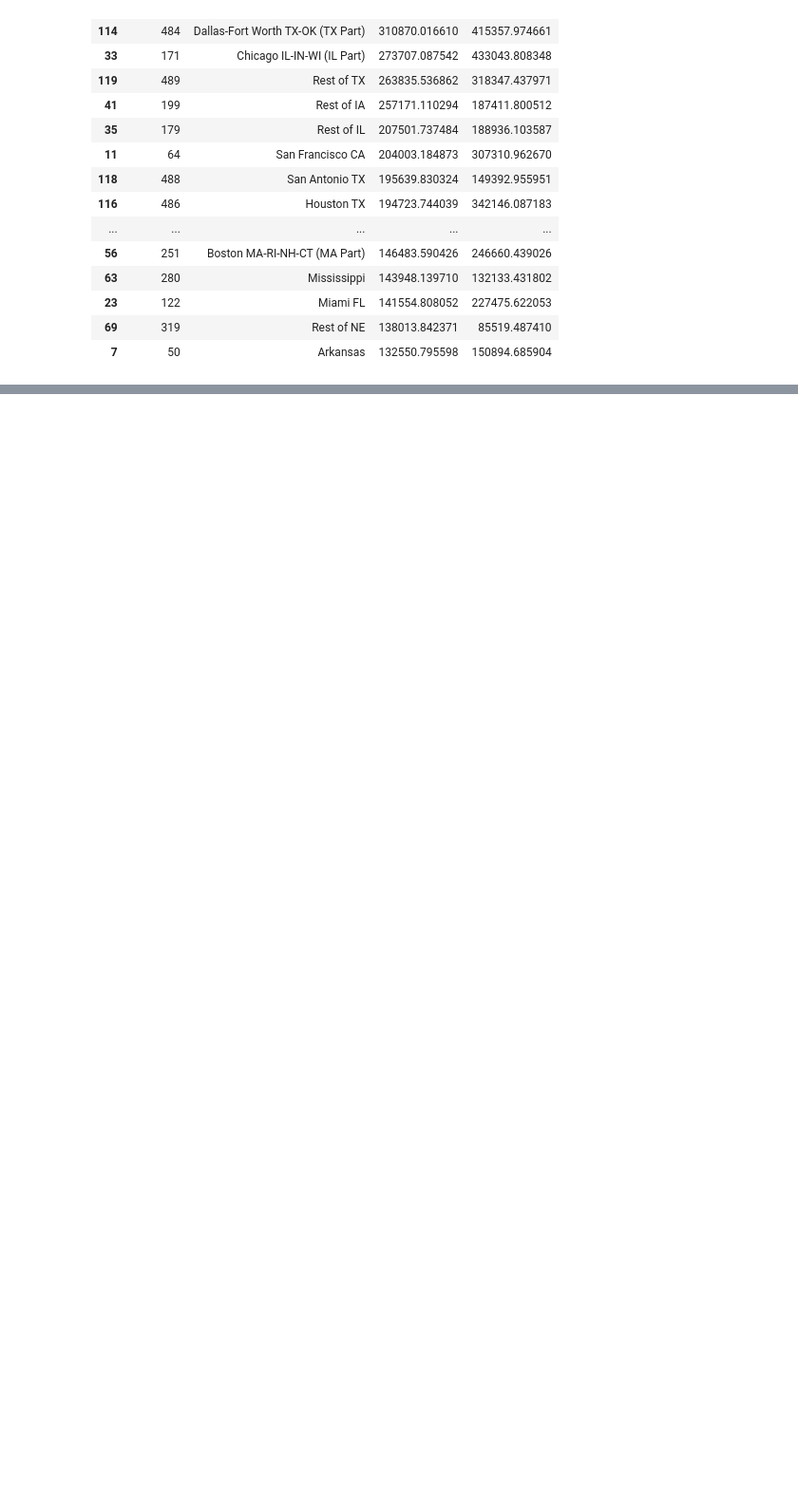
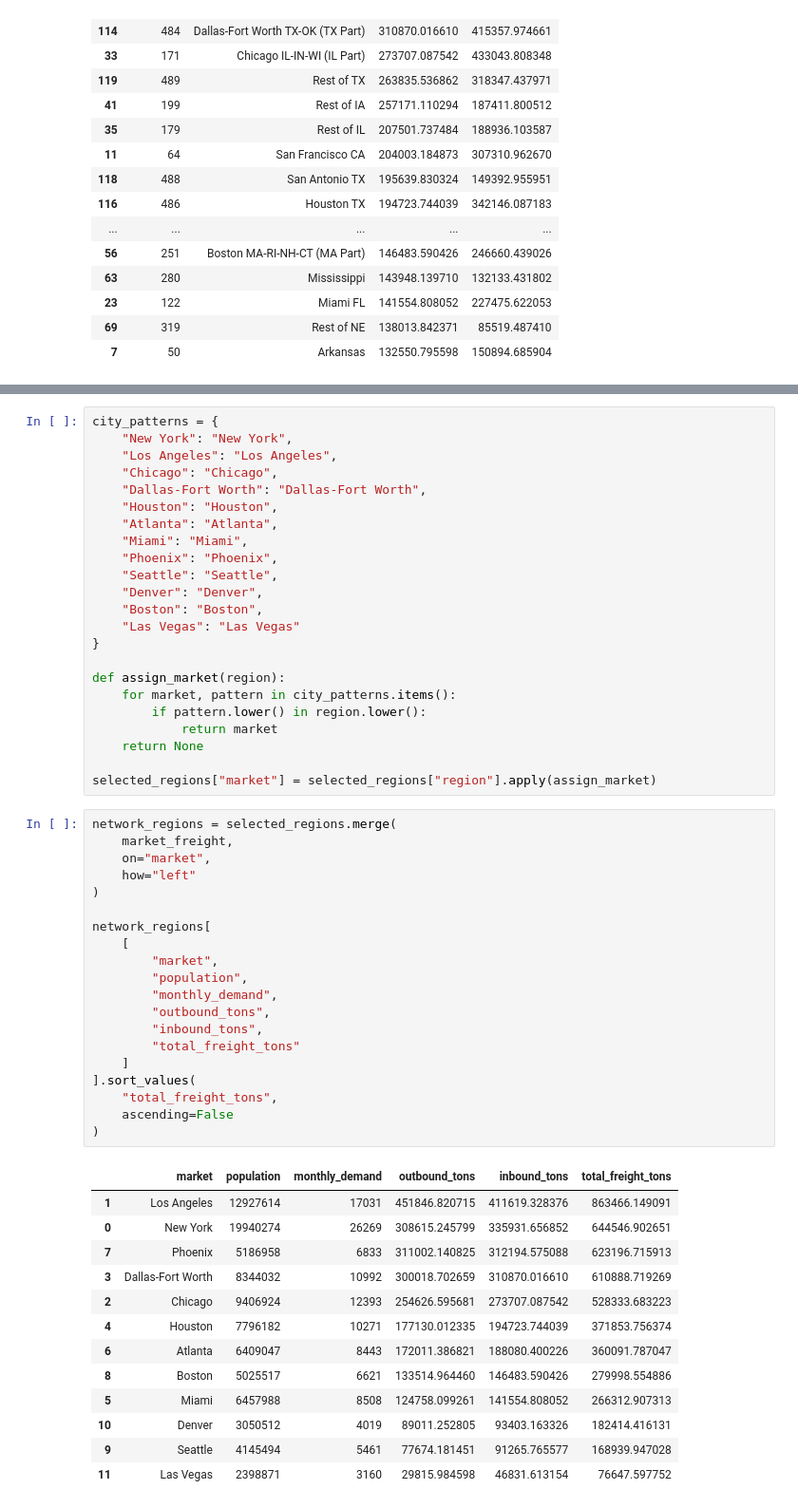
Before and after one commit to Ansarss/Ai_learning_experiments, a Jupyter notebook: Optimization_Techniques_Exercise_.ipynb, the cells around one changed output, grey strips where cells are left out. Shown at 95% size. Drawn from its saved outputs; the diff is of its cells as text; blank space fills up the shorter version.

```diff
--- a/Optimization_Techniques_Exercise_.ipynb
+++ b/Optimization_Techniques_Exercise_.ipynb
@@ -625,0 +707,57 @@ destination_summary.head(25)
+# %%
+city_patterns = {
+    "New York": "New York",
+    "Los Angeles": "Los Angeles",
+    "Chicago": "Chicago",
+    "Dallas-Fort Worth": "Dallas-Fort Worth",
+    "Houston": "Houston",
+    "Atlanta": "Atlanta",
+    "Miami": "Miami",
+    "Phoenix": "Phoenix",
+    "Seattle": "Seattle",
+    "Denver": "Denver",
+    "Boston": "Boston",
+    "Las Vegas": "Las Vegas"
+}
+
+def assign_market(region):
+    for market, pattern in city_patterns.items():
+        if pattern.lower() in region.lower():
+            return market
+    return None
+
+selected_regions["market"] = selected_regions["region"].apply(assign_market)
+# %%
+network_regions = selected_regions.merge(
+    market_freight,
+    on="market",
+    how="left"
+)
+
+network_regions[
+    [
+        "market",
+        "population",
+        "monthly_demand",
+        "outbound_tons",
+        "inbound_tons",
+        "total_freight_tons"
+    ]
+].sort_values(
+    "total_freight_tons",
+    ascending=False
+)
+# %% [output]
+|  | market | population | monthly_demand | outbound_tons | inbound_tons | total_freight_tons |
+| 1 | Los Angeles | 12927614 | 17031 | 451846.820715 | 411619.328376 | 863466.149091 |
+| 0 | New York | 19940274 | 26269 | 308615.245799 | 335931.656852 | 644546.902651 |
+| 7 | Phoenix | 5186958 | 6833 | 311002.140825 | 312194.575088 | 623196.715913 |
+| 3 | Dallas-Fort Worth | 8344032 | 10992 | 300018.702659 | 310870.016610 | 610888.719269 |
+| 2 | Chicago | 9406924 | 12393 | 254626.595681 | 273707.087542 | 528333.683223 |
+| 4 | Houston | 7796182 | 10271 | 177130.012335 | 194723.744039 | 371853.756374 |
+| 6 | Atlanta | 6409047 | 8443 | 172011.386821 | 188080.400226 | 360091.787047 |
+| 8 | Boston | 5025517 | 6621 | 133514.964460 | 146483.590426 | 279998.554886 |
+| 5 | Miami | 6457988 | 8508 | 124758.099261 | 141554.808052 | 266312.907313 |
+| 10 | Denver | 3050512 | 4019 | 89011.252805 | 93403.163326 | 182414.416131 |
+| 9 | Seattle | 4145494 | 5461 | 77674.181451 | 91265.765577 | 168939.947028 |
+| 11 | Las Vegas | 2398871 | 3160 | 29815.984598 | 46831.613154 | 76647.597752 |
```
Also changed, not shown: parts of 4 cells of this notebook.
